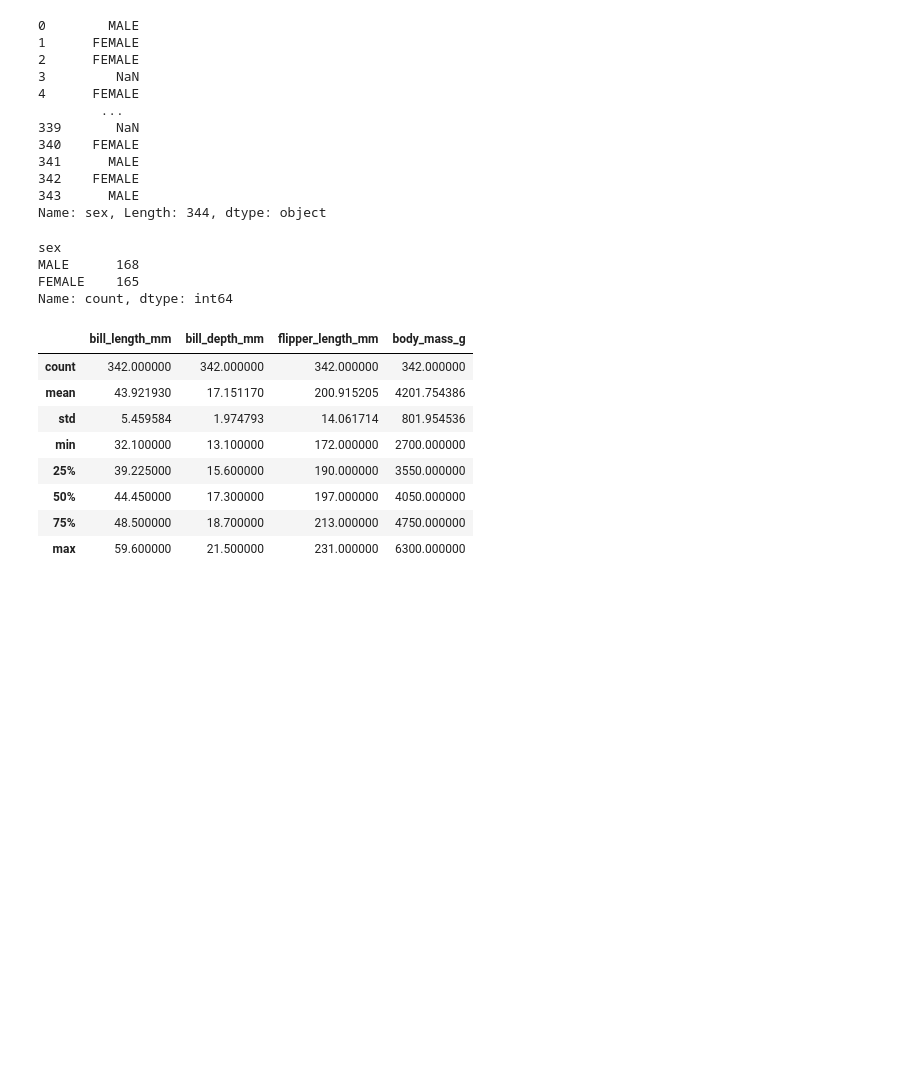
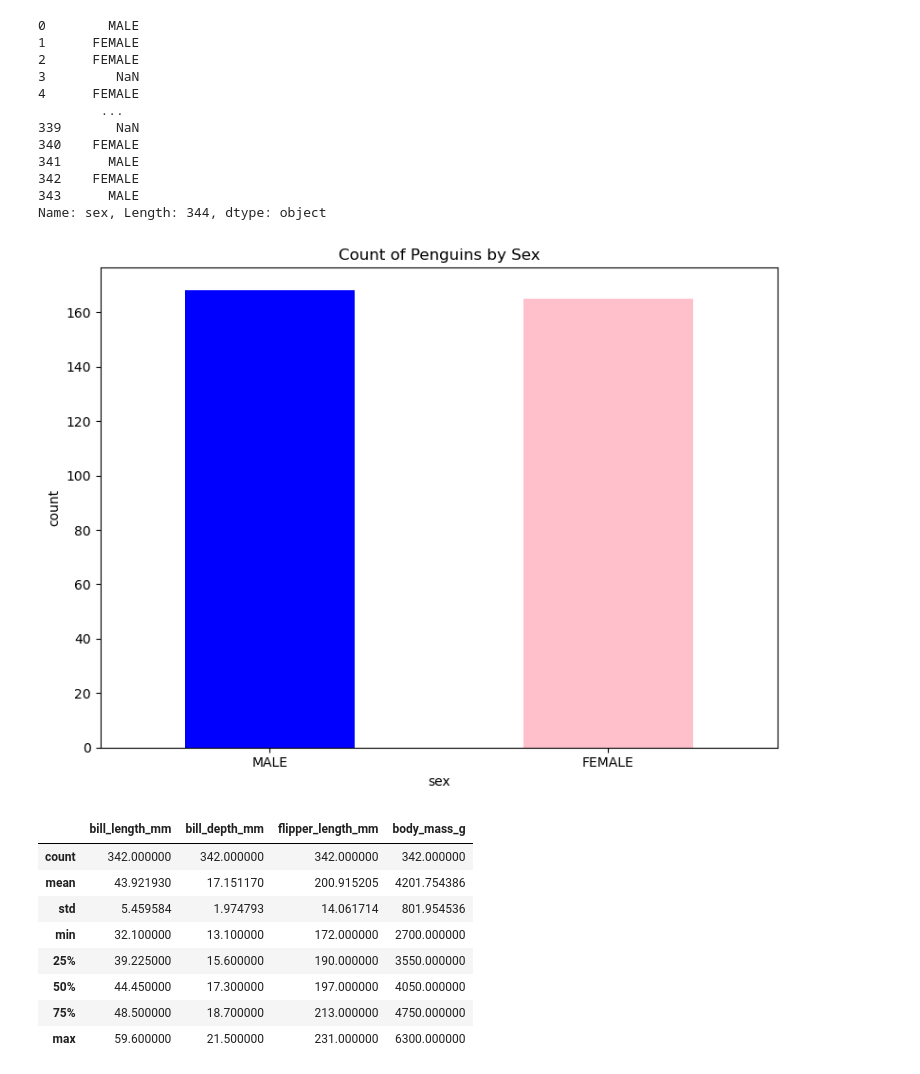
Before and after one commit to Roisin2/mywork, a Jupyter notebook: penguins.ipynb, the cells around one changed output. Drawn from its saved outputs; the diff is of its cells as text; code cells hidden in the pictures; blank space fills up the shorter version.

```diff
--- a/penguins.ipynb
+++ b/penguins.ipynb
@@ -121,12 +121,19 @@ df["sex"]
 Name: sex, Length: 344, dtype: object
 # %%
 # Count the number of Penguins of each sex.
-df["sex"].value_counts ()
+sex_count = df["sex"].value_counts ()
-# %% [output]
-sex
-MALE      168
-FEMALE    165
-Name: count, dtype: int64
+# %%
+# Generating a bar chart showing male and female penguins.
+plt.figure(figsize = (8, 6))
+sex_count.plot(kind = "bar", color =["blue","pink"])
+plt.title("Count of Penguins by Sex")
+plt.xlabel("sex")
+plt.ylabel("count")
+plt.xticks(rotation=0) # not strictly needed here but useful bit of code if bars overlap
+plt.tight_layout() # helps keep plt elements fitting well within figure area
+plt.show()
+# %% [output]
+[figure, added]
 # %%
 # Describe the Data Set
 df.describe()
```
Also changed, not shown: parts of 12 cells of this notebook, 1 other file.
